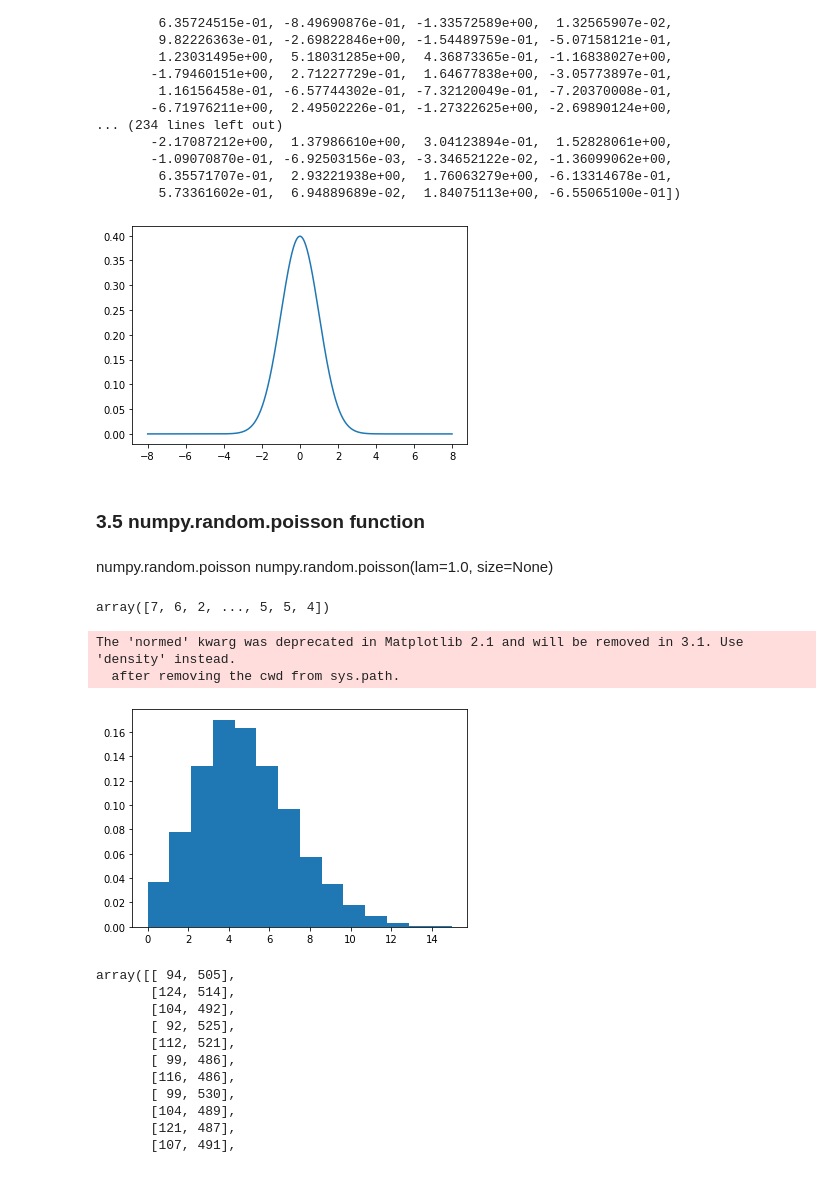
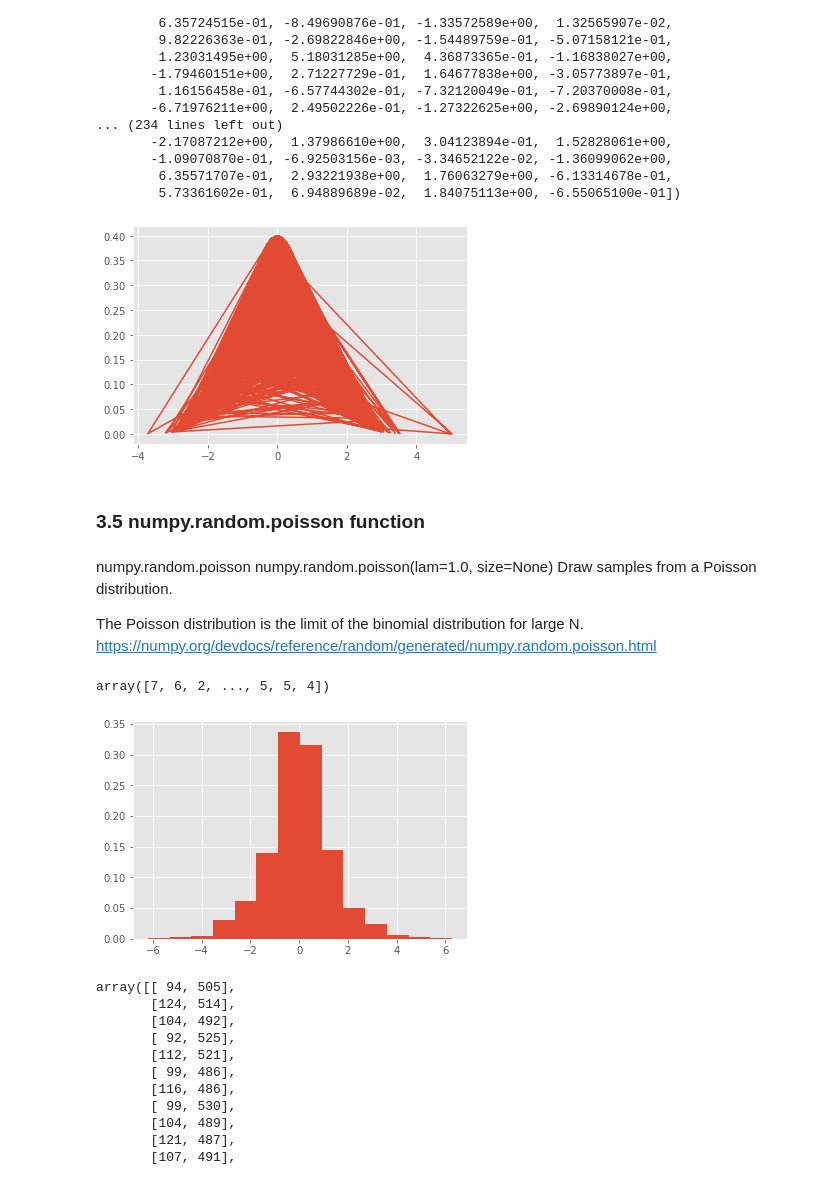
Before and after one commit to Samjean2020/progda-assignment2020, a Jupyter notebook: AssignmentPDA2020.py-checkpoint.ipynb, the cells around one changed output. Drawn from its saved outputs; the diff is of its cells as text; code cells hidden in the pictures.

```diff
--- a/AssignmentPDA2020.py-checkpoint.ipynb
+++ b/AssignmentPDA2020.py-checkpoint.ipynb
@@ -79,5 +113,6 @@ plt.barh(range(20), s[0])
 plt.barh(range(20), s[1], left=s[0], color='g')
 plt.barh(range(20), s[2], left=s[0]+s[1], color='r')
 plt.title("Lengths of Strings")
+plt.style.use("ggplot")
 plt.show()
 # %% [output]
@@ -116,8 +152,12 @@ print(s)
 Display the histogram of the samples, along with the probability density function:
 # %%
 import matplotlib.pyplot as plt
-count, bins, ignored = plt.hist(s, 100, normed=True, align='left')
+import numpy as np
+a, m = 3., 1. # shape and mode
+s = np.random.pareto(a, 1000) + m
+count, bins, ignored = plt.hist(s, 100, density=True, align='left')
 fit = a*m**a/bins**(a+1)
-plt.plot(bins, max(count)*fit/max(fit),linewidth=2, color='r')
+plt.plot(bins, max(count)*fit/max(fit),linewidth=2, color='b')
+plt.style.use("ggplot")
 plt.show()
 # %% [output]
@@ -389,5 +474,6 @@ import matplotlib.pyplot as plt
 # import numpy to avoid an error (np is not defined)
 import numpy as np
 x,y = np.random.multivariate_normal(mean,cov,5000).T
+plt.style.use("ggplot")
 plt.plot(x,y,'x'); plt.axis('equal'); plt.show()
 # %% [output]
@@ -439,16 +529,24 @@ array([-6.54465773e-02,  9.43622097e-01,  3.68503807e-01,  2.20607172e-01,
         5.73361602e-01,  6.94889689e-02,  1.84075113e+00, -6.55065100e-01])
 # %%
 # Plot Gaussian for comparison:
+import numpy as np
+loc, scale = 0., 1.
+s = np.random.laplace(loc, scale, 1000)
 g = (1/(scale * np.sqrt(2 * np.pi)) * np.exp(-(x - loc)**2 / (2 * scale**2)))
 plt.plot(x,g)
+plt.style.use("ggplot")
 plt.show()
 # %% [output]
-[figure, old version]
+[figure, new version]
 # %% [markdown]
 ### 3.5 numpy.random.poisson function
-# %% [markdown]
-numpy.random.poisson
-numpy.random.poisson(lam=1.0, size=None)
+# %% [markdown]
+numpy.random.poisson
+numpy.random.poisson(lam=1.0, size=None)
+Draw samples from a Poisson distribution.
+
+The Poisson distribution is the limit of the binomial distribution for large N.
+https://numpy.org/devdocs/reference/random/generated/numpy.random.poisson.html
 # %%
 # Draw samples from the distribution:
 
@@ -461,13 +559,12 @@ array([7, 6, 2, ..., 5, 5, 4])
 # %%
 # Display histogram of the sample:
 
 import matplotlib.pyplot as plt
-count, bins, ignored = plt.hist(s, 14, normed=True)
+count, bins, ignored = plt.hist(s, 14, density=True)
+plt.style.use("ggplot")
 plt.show()
 # %% [output]
-The 'normed' kwarg was deprecated in Matplotlib 2.1 and will be removed in 3.1. Use 'density' instead.
-  after removing the cwd from sys.path.
-[figure, old version]
+[figure, new version]
 # %%
 # Draw each 100 values for lambda 100 and 500:
 s = np.random.poisson(lam=(100., 500.), size=(100, 2))
```
Also changed, not shown: parts of 99 cells of this notebook.
